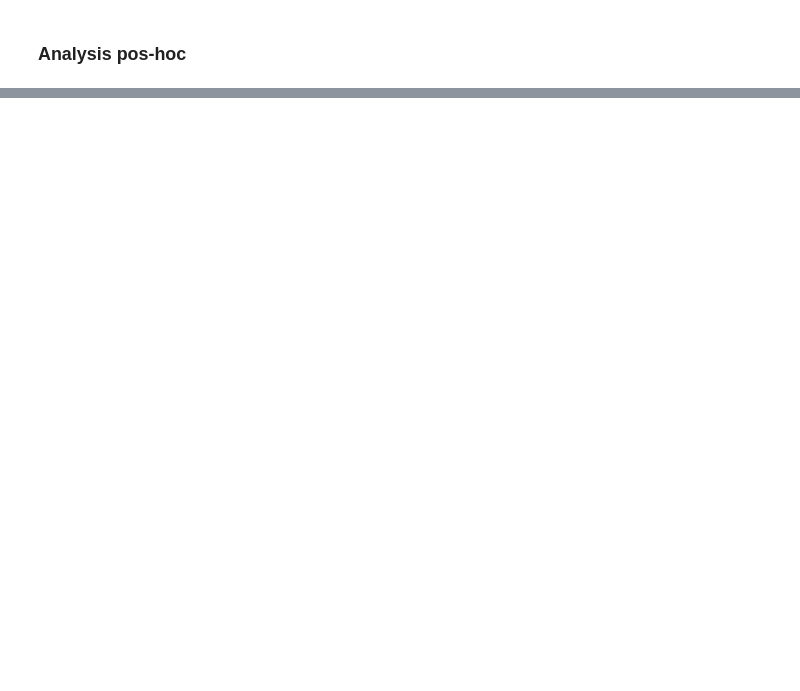
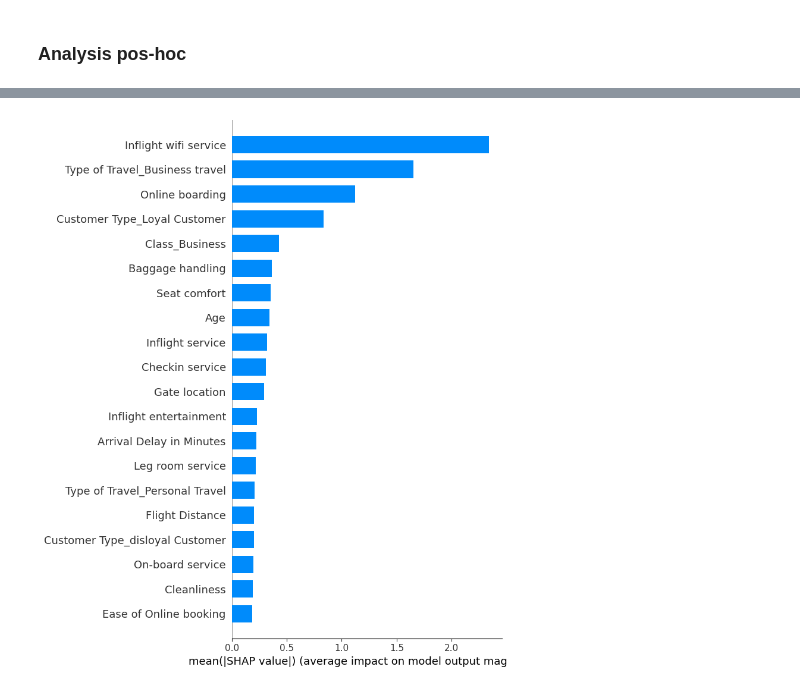
Before and after one commit to w-alves/airline-passenger-satisfaction, a Jupyter notebook: xgb_model.ipynb, the cells around one changed output, grey strips where cells are left out. Cells and saved outputs as stored; diff of their text form; code cells hidden in the pictures; blank space fills up the shorter version.

```diff
--- a/xgb_model.ipynb
+++ b/xgb_model.ipynb
@@ -295,0 +340,7 @@ fig.show()
+# %%
+# prompt: BARPLOT OF SHAP
+
+# Bar plot for global feature importance
+shap.summary_plot(shap_values, X_test, plot_type="bar")
+# %% [output]
+[figure, added]
```
Also changed, not shown: parts of 9 cells of this notebook.
